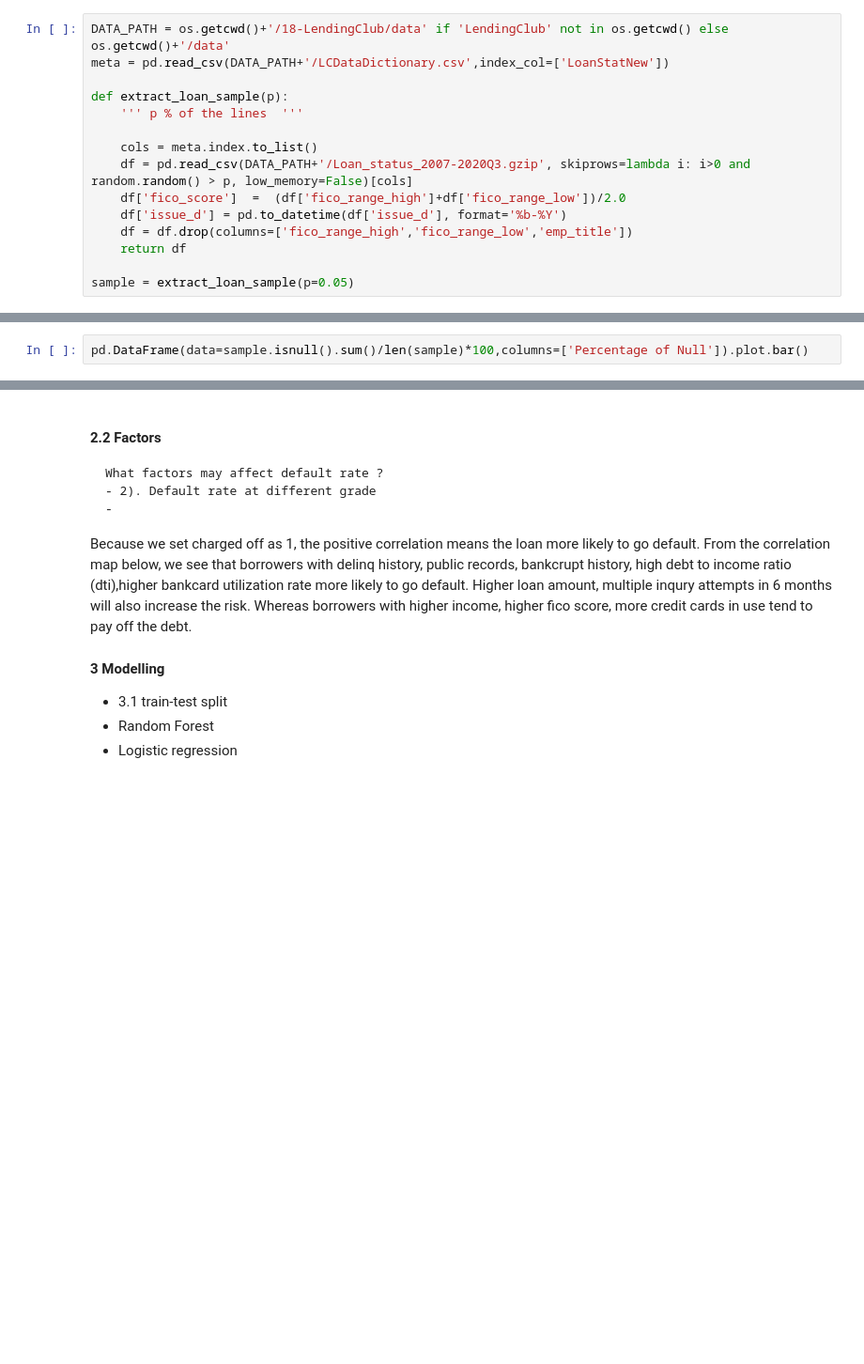
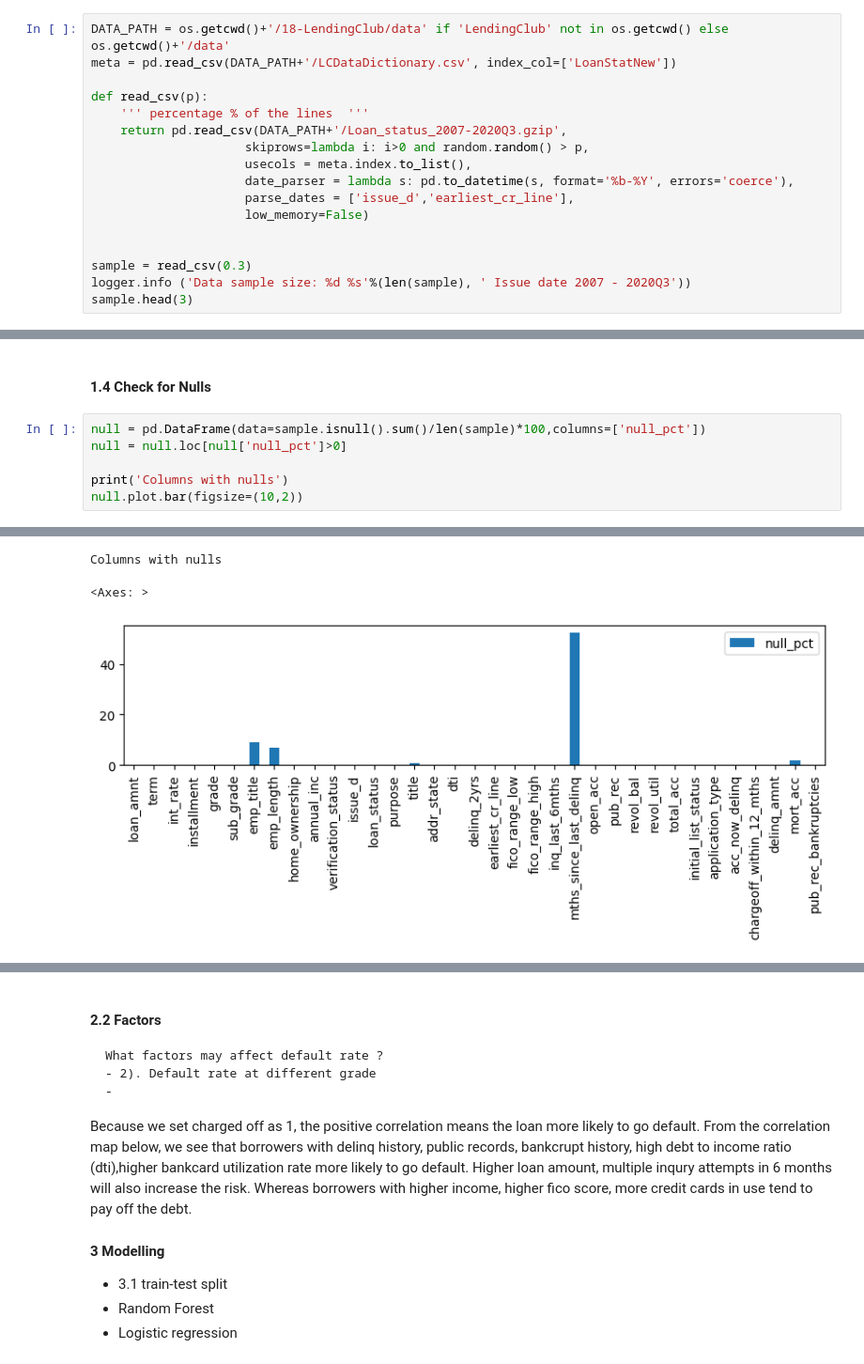
Before and after one commit to mumuxi15/02-Data-Science-Project, a Jupyter notebook: 18-LendingClub/Loan Default Prediction 🏦 (Investor).ipynb, the cells around one changed output, grey strips where cells are left out. Shown at 94% size. Cells and saved outputs as stored; diff of their text form; blank space fills up the shorter version.

```diff
--- a/18-LendingClub/Loan Default Prediction 🏦 (Investor).ipynb
+++ b/18-LendingClub/Loan Default Prediction 🏦 (Investor).ipynb
@@ -93,15 +117,17 @@ Randomly select 5% of the population as sample
 # %%
 DATA_PATH = os.getcwd()+'/18-LendingClub/data' if 'LendingClub' not in os.getcwd() else os.getcwd()+'/data'
-meta = pd.read_csv(DATA_PATH+'/LCDataDictionary.csv',index_col=['LoanStatNew'])
+meta = pd.read_csv(DATA_PATH+'/LCDataDictionary.csv', index_col=['LoanStatNew'])
 
-def extract_loan_sample(p):
-    ''' p % of the lines  '''
+def read_csv(p):
+    ''' percentage % of the lines  '''
+    return pd.read_csv(DATA_PATH+'/Loan_status_2007-2020Q3.gzip',
+                     skiprows=lambda i: i>0 and random.random() > p,
+                     usecols = meta.index.to_list(),
+                     date_parser = lambda s: pd.to_datetime(s, format='%b-%Y', errors='coerce'),
+                     parse_dates = ['issue_d','earliest_cr_line'],
+                     low_memory=False)
 
-    cols = meta.index.to_list()
-    df = pd.read_csv(DATA_PATH+'/Loan_status_2007-2020Q3.gzip', skiprows=lambda i: i>0 and random.random() > p, low_memory=False)[cols]
-    df['fico_score']  =  (df['fico_range_high']+df['fico_range_low'])/2.0
-    df['issue_d'] = pd.to_datetime(df['issue_d'], format='%b-%Y')
-    df = df.drop(columns=['fico_range_high','fico_range_low','emp_title'])
-    return df
 
-sample = extract_loan_sample(p=0.05)
+sample = read_csv(0.3)
+logger.info ('Data sample size: %d %s'%(len(sample), ' Issue date 2007 - 2020Q3'))
+sample.head(3)
@@ -126,3 +149,9 @@ INFO - - - - - - - - Example of Data  - - - - - - -
+# %% [markdown]
+#### 1.4 Check for Nulls
 # %%
-pd.DataFrame(data=sample.isnull().sum()/len(sample)*100,columns=['Percentage of Null']).plot.bar()
+null = pd.DataFrame(data=sample.isnull().sum()/len(sample)*100,columns=['null_pct'])
+null = null.loc[null['null_pct']>0]
+
+print('Columns with nulls')
+null.plot.bar(figsize=(10,2))
 # %% [output]
@@ -129,0 +158,3 @@ pd.DataFrame(data=sample.isnull().sum()/len(sample)*100,columns=['Percentage of
+Columns with nulls
+<Axes: >
+[figure, added]
```
Also changed, not shown: parts of 37 cells of this notebook, 2 other files.
